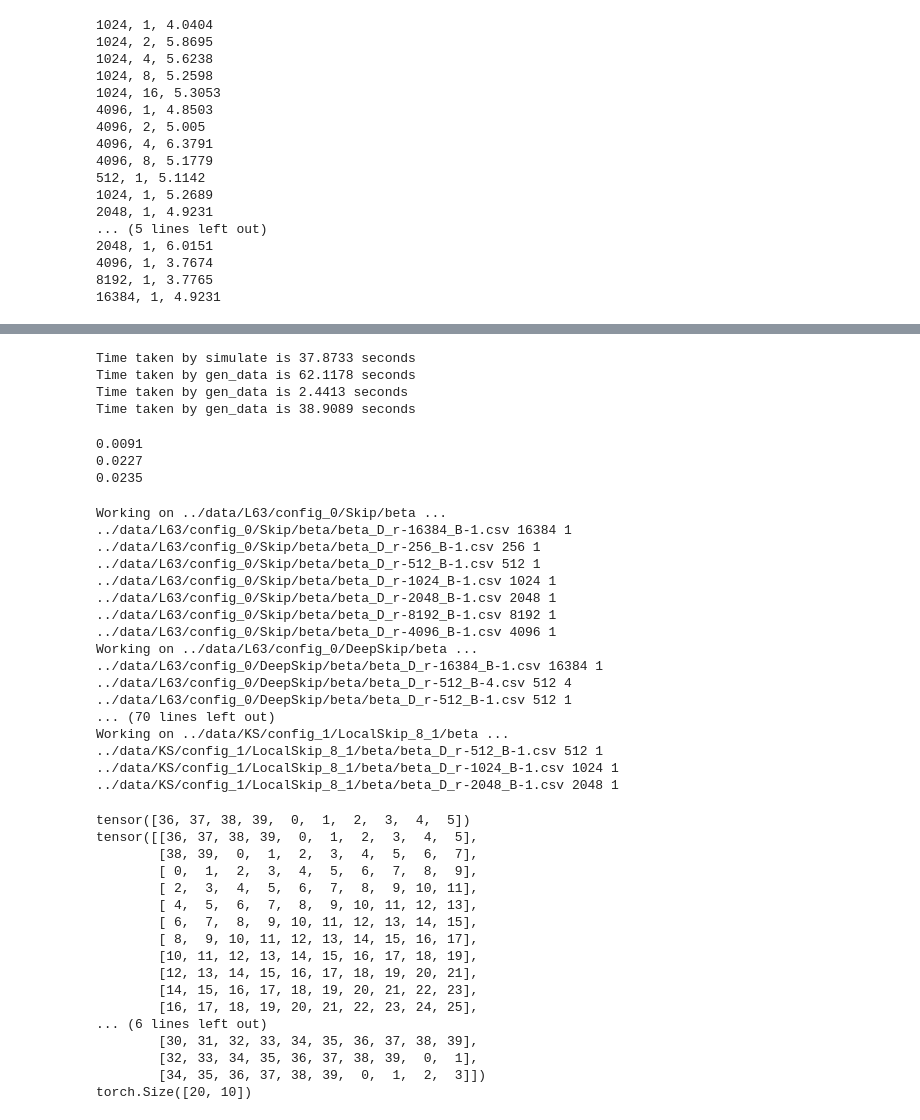
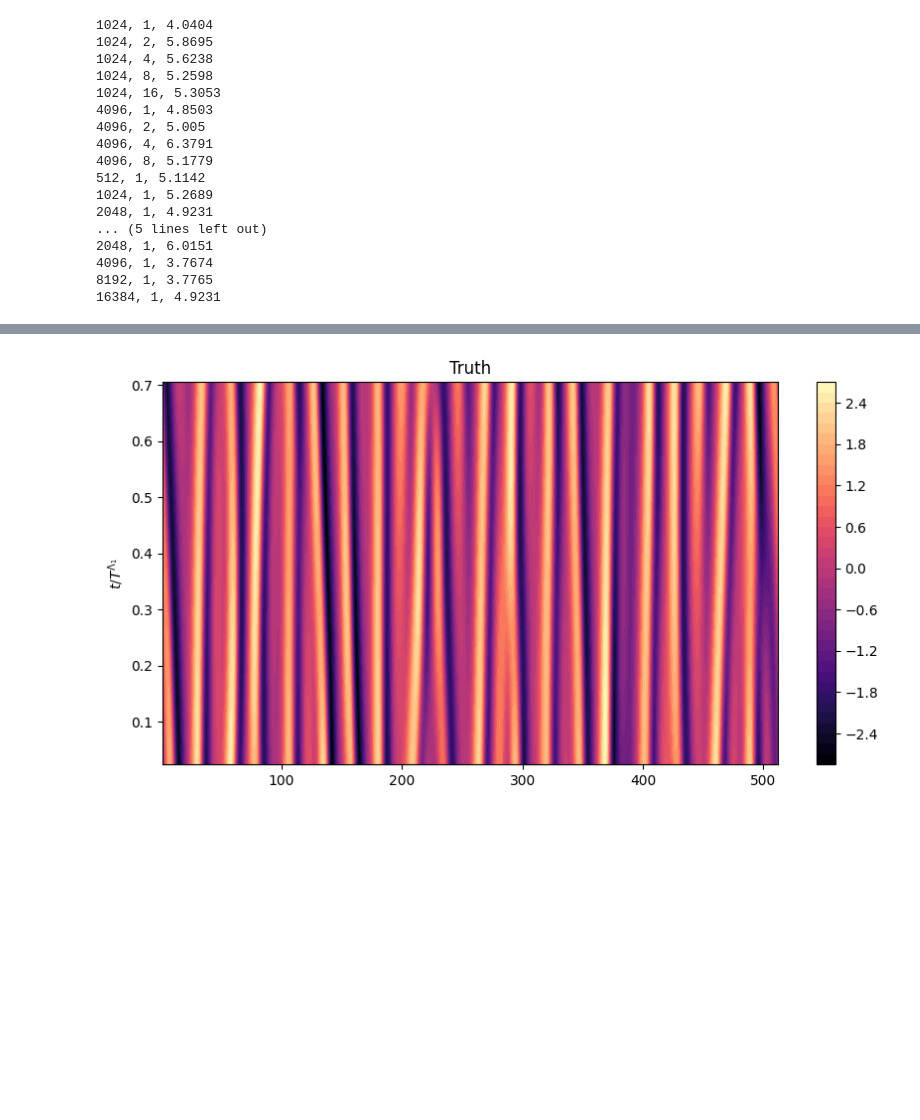
Before and after one commit to pinakm9/DeepRFM, a Jupyter notebook: notebooks/test.ipynb, the cells around one changed output, grey strips where cells are left out. Drawn from its saved outputs; the diff is of its cells as text; code cells hidden in the pictures; blank space fills up the shorter version.

```diff
--- a/notebooks/test.ipynb
+++ b/notebooks/test.ipynb
@@ -215,65 +88,4 @@ ax.scatter(test[i][0, :1000], test[i][1, :1000], test[i][2, :1000])
-# %%
-train, test = ks.gen_data(save_folder="../data/KS-trajectories")
-train, test = l63.gen_data(save_folder="../data/L63-trajectories")
-train, test = l96.gen_data(save_folder="../data/L96-trajectories")
-# %% [output]
-Time taken by simulate is 37.8733 seconds
-Time taken by gen_data is 62.1178 seconds
-Time taken by gen_data is 2.4413 seconds
-Time taken by gen_data is 38.9089 seconds
-# %%
-c63 = config.config_0('L63')
-print(c63['prediction_time']["dt"] / c63['prediction_time']["Lyapunov_time"])
-c96 = config.config_0('L96')
-print(c96['prediction_time']["dt"] / c96['prediction_time']["Lyapunov_time"])
-cKS = config.config_0('KS')
-print(cKS['prediction_time']["dt"] / cKS['prediction_time']["Lyapunov_time"])
-# %% [output]
-0.0091
-0.0227
-0.0235
-# %%
-ut.collect_beta()
-# %% [output]
-Working on ../data/L63/config_0/Skip/beta ...
-../data/L63/config_0/Skip/beta/beta_D_r-16384_B-1.csv 16384 1
-../data/L63/config_0/Skip/beta/beta_D_r-256_B-1.csv 256 1
-../data/L63/config_0/Skip/beta/beta_D_r-512_B-1.csv 512 1
-../data/L63/config_0/Skip/beta/beta_D_r-1024_B-1.csv 1024 1
-../data/L63/config_0/Skip/beta/beta_D_r-2048_B-1.csv 2048 1
-../data/L63/config_0/Skip/beta/beta_D_r-8192_B-1.csv 8192 1
-../data/L63/config_0/Skip/beta/beta_D_r-4096_B-1.csv 4096 1
-Working on ../data/L63/config_0/DeepSkip/beta ...
-../data/L63/config_0/DeepSkip/beta/beta_D_r-16384_B-1.csv 16384 1
-../data/L63/config_0/DeepSkip/beta/beta_D_r-512_B-4.csv 512 4
-../data/L63/config_0/DeepSkip/beta/beta_D_r-512_B-1.csv 512 1
-... (70 lines left out)
-Working on ../data/KS/config_1/LocalSkip_8_1/beta ...
-../data/KS/config_1/LocalSkip_8_1/beta/beta_D_r-512_B-1.csv 512 1
-../data/KS/config_1/LocalSkip_8_1/beta/beta_D_r-1024_B-1.csv 1024 1
-../data/KS/config_1/LocalSkip_8_1/beta/beta_D_r-2048_B-1.csv 2048 1
-# %%
-D, G, I = 40, 2, 2
-Ng = int(D / G)
-idx = torch.arange(-I*G, (I+1)*G) % D
-idx = torch.vstack([(idx + G*i) % D for i in range(Ng)])
-print(idx)
-print(idx.shape)
-# %% [output]
-tensor([36, 37, 38, 39,  0,  1,  2,  3,  4,  5])
-tensor([[36, 37, 38, 39,  0,  1,  2,  3,  4,  5],
-        [38, 39,  0,  1,  2,  3,  4,  5,  6,  7],
-        [ 0,  1,  2,  3,  4,  5,  6,  7,  8,  9],
-        [ 2,  3,  4,  5,  6,  7,  8,  9, 10, 11],
-        [ 4,  5,  6,  7,  8,  9, 10, 11, 12, 13],
-        [ 6,  7,  8,  9, 10, 11, 12, 13, 14, 15],
-        [ 8,  9, 10, 11, 12, 13, 14, 15, 16, 17],
-        [10, 11, 12, 13, 14, 15, 16, 17, 18, 19],
-        [12, 13, 14, 15, 16, 17, 18, 19, 20, 21],
-        [14, 15, 16, 17, 18, 19, 20, 21, 22, 23],
-        [16, 17, 18, 19, 20, 21, 22, 23, 24, 25],
-... (6 lines left out)
-        [30, 31, 32, 33, 34, 35, 36, 37, 38, 39],
-        [32, 33, 34, 35, 36, 37, 38, 39,  0,  1],
-        [34, 35, 36, 37, 38, 39,  0,  1,  2,  3]])
-torch.Size([20, 10])
+# %%
+ut.waterfall(Vo[0][:,:30], levels=50,  **kwargs)
+# %% [output]
+[figure, added]
```
Also changed, not shown: parts of 22 cells of this notebook, 18 other files.
